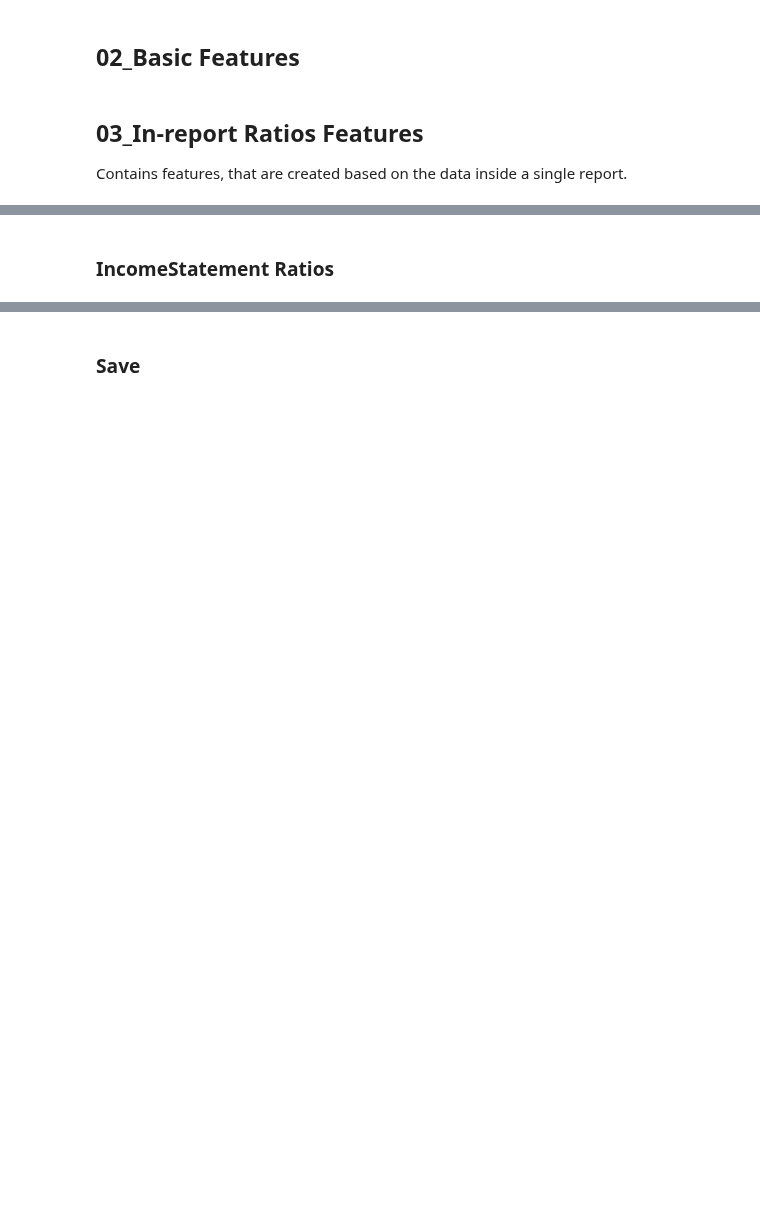
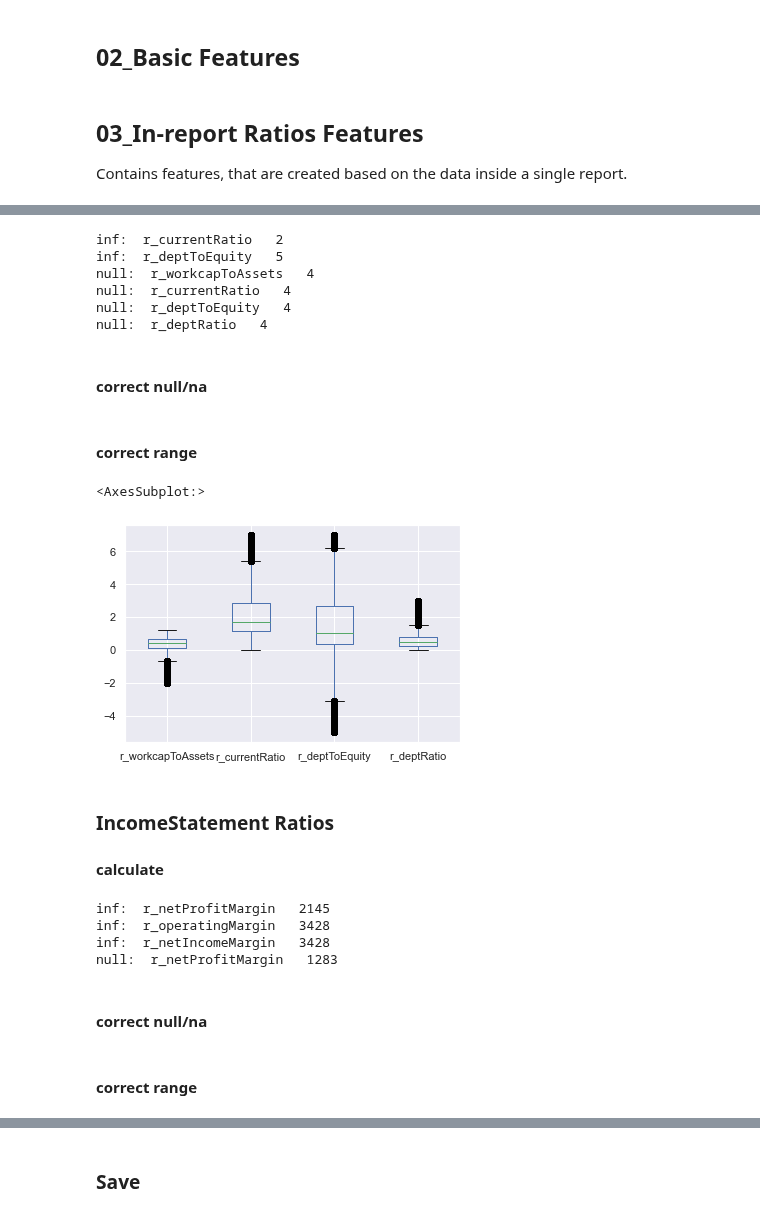
Before and after one commit to HansjoergW/bfh_mt_hs2020_sec_data, a Jupyter notebook: 07_Features.ipynb, the cells around one changed output, grey strips where cells are left out. Drawn from its saved outputs; the diff is of its cells as text; code cells hidden in the pictures; blank space fills up the shorter version.

```diff
--- a/07_Features.ipynb
+++ b/07_Features.ipynb
@@ -32,7 +42,7 @@ join_group = ["cik","ticker","adsh","period","filed","form","fp"]
 # %% [markdown]
 ## 00_Tools
 # %%
-def load_data() -> pd.DataFrame:
+def load_combined_data() -> pd.DataFrame:
     df = pd.read_csv(all_data_local_folder + "06_all_combined.csv")
 
     df.period = pd.to_datetime(df.period)
@@ -40,4 +50,5 @@ def load_data() -> pd.DataFrame:
 
     df.sort_values('period', inplace = True)
     df.reset_index(inplace = True)
+    df = df.drop(['index'], axis=1)
     return df
@@ -44,7 +73,7 @@ def load_data() -> pd.DataFrame:
 # %% [markdown]
 ## 01_Load
 # %%
-df = load_data()
+df = load_combined_data()
 print(df.shape)
 print((set(df.columns) - set(join_group)))
 # %% [output]
@@ -113,3 +135,5 @@ Contains features, that are created based on the data inside a single report.
+# %%
+bs_ratio_cols = ['r_workcapToAssets','r_currentRatio','r_deptToEquity','r_deptRatio']
 # %%
 # WorkingCapitalToAssets = (CurrentAssets - CurrentLiabilities) / CurrentAssets
 df['r_workcapToAssets'] = (df.AssetsCurrent - df.LiabilitiesCurrent) / df.AssetsCurrent
@@ -122,3 +146,32 @@ df['r_deptToEquity']  = df.Liabilities / df.Equity_hj
 
 # DebtRatio = TotalLiabilities/TotalAssets
 df['r_deptRatio']  = df.Liabilities / df.Assets
+# %%
+# check for null/nan and inf values
+print_inf_counts(df, bs_ratio_cols)
+print_null_counts(df, bs_ratio_cols)
+# %% [output]
+inf:  r_currentRatio   2
+inf:  r_deptToEquity   5
+null:  r_workcapToAssets   4
+null:  r_currentRatio   4
+null:  r_deptToEquity   4
+null:  r_deptRatio   4
+# %% [markdown]
+#### correct null/na
+# %%
+# WorkingCapitalToAssets = (CurrentAssets - CurrentLiabilities) / CurrentAssets
+df.loc[df.r_workcapToAssets.isnull() & (df.LiabilitiesCurrent == 0.0), 'r_workcapToAssets'] = 1.0
+
+# CurrentRatio = CurrentAssets / CurrentLiabilities
+# if there is no current dept, set the current ratio to 1
+df.loc[df.r_currentRatio.isnull() & (df.LiabilitiesCurrent == 0.0), 'r_currentRatio'] = 1.0
+
+# DebtToEquity = Liabilities / Equity
+df.loc[df.r_deptToEquity.isnull() & (df.Liabilities == 0.0), 'r_deptToEquity'] = 0.0
+
+# DebtRatio = TotalLiabilities/TotalAssets
+# if there is no total dept, set the deptRatio to 1
+df.loc[df.r_deptRatio.isnull() & (df.Liabilities == 0.0), 'r_deptRatio'] = 1.0
+# %% [markdown]
+#### correct range
@@ -124,0 +183,5 @@ df['r_deptRatio']  = df.Liabilities / df.Assets
+# %%
+df[bs_ratio_cols].plot.box()
+# %% [output]
+<AxesSubplot:>
+[figure, added]
@@ -125,2 +192,3 @@ df['r_deptRatio']  = df.Liabilities / df.Assets
 # %% [markdown]
 ### IncomeStatement Ratios
+#### calculate
@@ -133,3 +203,14 @@ df['r_operatingMargin'] = df.OperatingIncomeLoss_hj / df.Revenues_hj
 
 # NetIncomeMargin  = NetIncome / Revenues
 df['r_netIncomeMargin'] = df.NetIncomeLoss_hj / df.Revenues_hj
+# %%
+# check for null/nan and inf values
+print_inf_counts(df, is_ratio_cols)
+print_null_counts(df, is_ratio_cols)
+# %% [output]
+inf:  r_netProfitMargin   2145
+inf:  r_operatingMargin   3428
+inf:  r_netIncomeMargin   3428
+null:  r_netProfitMargin   1283
+# %% [markdown]
+#### correct null/na
@@ -135,0 +220,2 @@ df['r_netIncomeMargin'] = df.NetIncomeLoss_hj / df.Revenues_hj
+# %% [markdown]
+#### correct range
```
Also changed, not shown: parts of 51 cells of this notebook, 13 other files.
